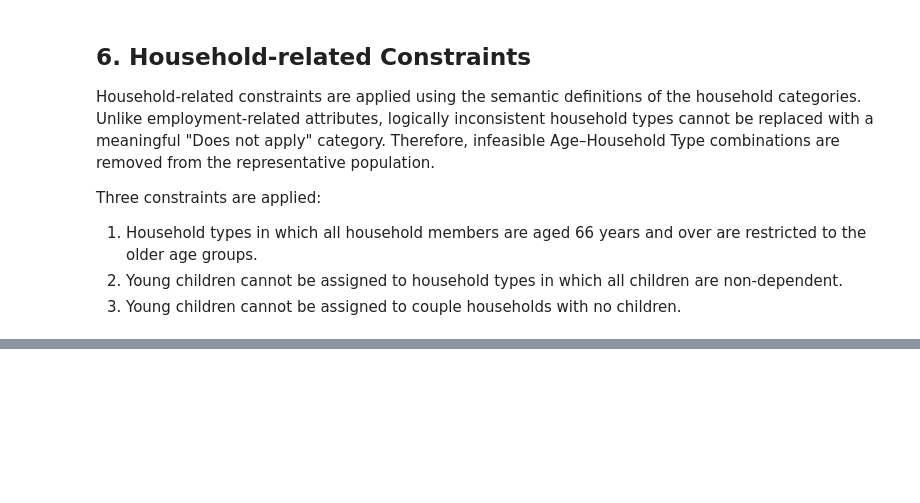
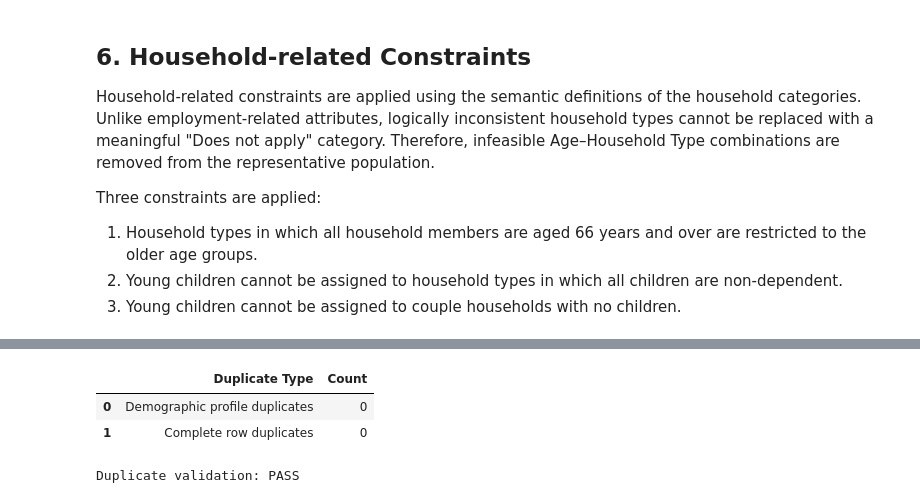
Before and after one commit to yuxinjiang1205/mobility-modelling-framework, a Jupyter notebook: notebooks/framework/representative_population_constraints.ipynb, the cells around one changed output, grey strips where cells are left out. Drawn from its saved outputs; the diff is of its cells as text; code cells hidden in the pictures; blank space fills up the shorter version.

```diff
--- a/notebooks/framework/representative_population_constraints.ipynb
+++ b/notebooks/framework/representative_population_constraints.ipynb
@@ -279,11 +174,0 @@ Inconsistent commuting distance profiles identified: 7,086,240
-# %%
-employment_inconsistent = (
-    industry_inconsistent
-    | distance_inconsistent
-)
-
-population_pool = (
-    population_pool.loc[~employment_inconsistent]
-    .copy()
-    .reset_index(drop=True)
-)
@@ -571,0 +697,63 @@ Final population shape: (2869120, 14)
+# %%
+PROFILE_ATTRIBUTES = [
+    "Age",
+    "Gender",
+    "Household Type",
+    "Economic Activity Status",
+    "Industry",
+    "Ethnic Group",
+    "Distance travelled to work",
+    "Car Ownership",
+]
+
+duplicate_profiles = (
+    population_pool
+    .duplicated(
+        subset=PROFILE_ATTRIBUTES
+    )
+    .sum()
+)
+
+complete_row_duplicates = (
+    population_pool
+    .duplicated()
+    .sum()
+)
+
+duplicate_summary = pd.DataFrame(
+    [
+        {
+            "Duplicate Type": (
+                "Demographic profile duplicates"
+            ),
+            "Count": duplicate_profiles,
+        },
+        {
+            "Duplicate Type": (
+                "Complete row duplicates"
+            ),
+            "Count": complete_row_duplicates,
+        },
+    ]
+)
+
+display(duplicate_summary)
+
+if duplicate_profiles > 0:
+    raise ValueError(
+        "Duplicate demographic profiles found: "
+        f"{duplicate_profiles:,}"
+    )
+
+if complete_row_duplicates > 0:
+    raise ValueError(
+        "Completely identical rows found: "
+        f"{complete_row_duplicates:,}"
+    )
+
+print("Duplicate validation: PASS")
+# %% [output]
+|  | Duplicate Type | Count |
+| 0 | Demographic profile duplicates | 0 |
+| 1 | Complete row duplicates | 0 |
+Duplicate validation: PASS
```
Also changed, not shown: parts of 50 cells of this notebook, 3 other files.
